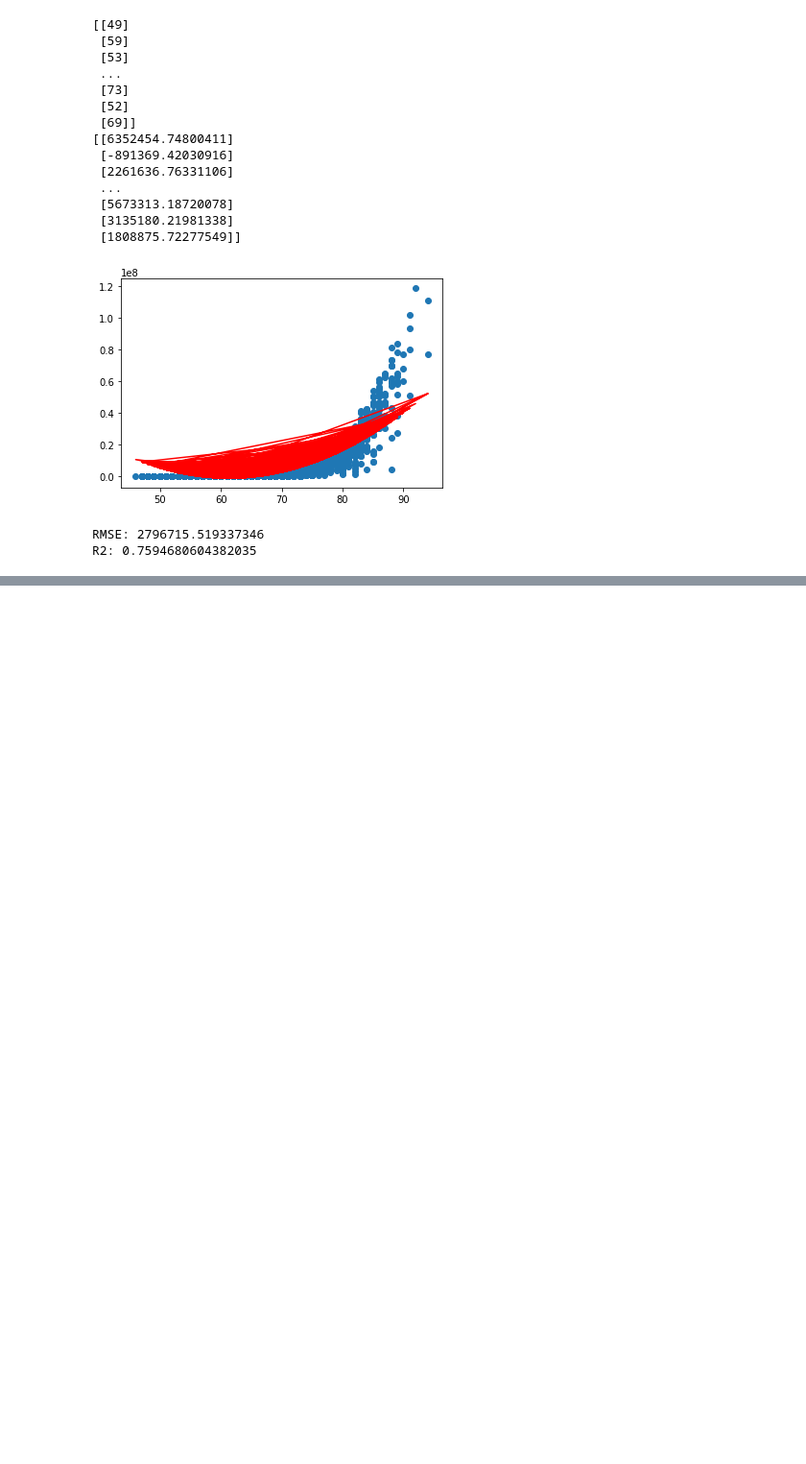
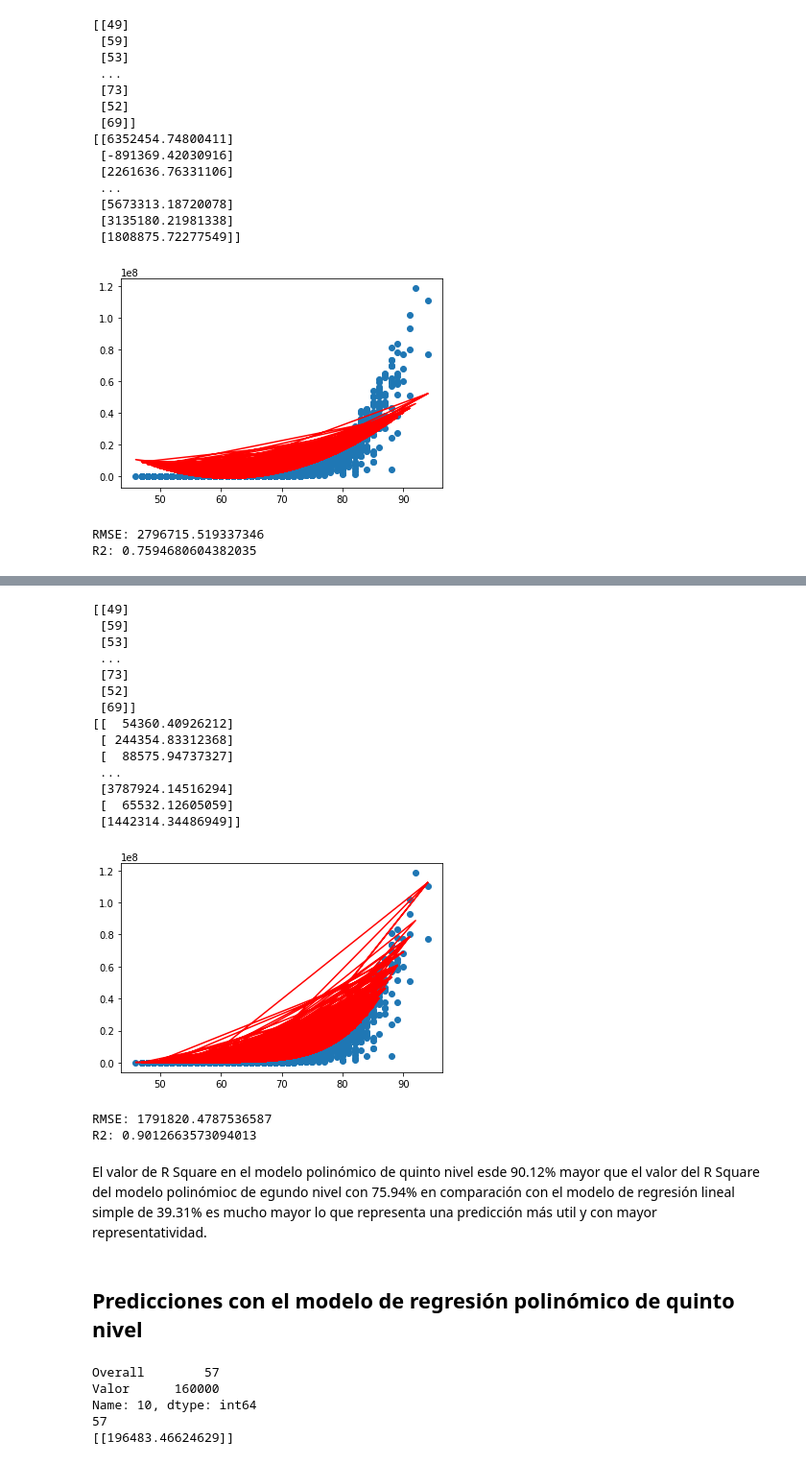
Before and after one commit to rpizarrog/Analisis-Inteligente-de-datos, a Jupyter notebook: bloc de notas/Caso_8_Comparar_regresión_lineal_simple_y_polinomica_con_datos_FIFA.ipynb, the cells around one changed output, grey strips where cells are left out. Shown: that part at 96% size. Saved outputs shown, nothing was run; the diff lists cells and outputs as text; code cells hidden in the pictures; blank space fills up the shorter version.

```diff
--- a/bloc de notas/Caso_8_Comparar_regresión_lineal_simple_y_polinomica_con_datos_FIFA.ipynb
+++ b/bloc de notas/Caso_8_Comparar_regresión_lineal_simple_y_polinomica_con_datos_FIFA.ipynb
@@ -159,8 +159,8 @@ validacion
 # %% [markdown]
 ### Diagrama de dispersión con datos de entrenamiento
 # %%
-x = entrenamiento['Overall'].values.reshape(-1, 1) # Variable independiente
-y = entrenamiento['Valor'].values.reshape(-1, 1) # Variable dependiente
+Overall = entrenamiento['Overall'].values.reshape(-1, 1) # Variable independiente
+Valor = entrenamiento['Valor'].values.reshape(-1, 1) # Variable dependiente
 plt.scatter(x,y)
 # %% [output]
 <matplotlib.collections.PathCollection at 0x...>
@@ -289,15 +290,15 @@ print(x_poly)
 Luego se crea el modelo de regresión polinomial de segundo nivel
 # %%
 modelo_pol2 = LinearRegression()
-modelo_pol2.fit(x_poly, y)
+modelo_pol2.fit(x_poly, Valor)
 
 y_pred = modelo_pol2.predict(x_poly)
-print(x)
+print(Overall)
 print(y_pred)
 
 
 plt.scatter(Overall, Valor)
-plt.plot(x, y_pred, color='r')
+plt.plot(Overall, y_pred, color='r')
 plt.show()
 
 rmse = np.sqrt(mean_squared_error(Valor,y_pred))
@@ -324,0 +372,7 @@ R2: 0.7594680604382035
+# %%
+polyn = PolynomialFeatures(degree=5)
+
+x_poly = polyn.fit_transform(Overall)
+
+print(Overall)
+print(x_poly)
@@ -324,0 +400,54 @@ R2: 0.7594680604382035
+# %%
+modelo_pol5 = LinearRegression()
+modelo_pol5.fit(x_poly, Valor)
+
+y_pred = modelo_pol5.predict(x_poly)
+print(Overall)
+print(y_pred)
+
+
+plt.scatter(Overall, Valor)
+plt.plot(Overall, y_pred, color='r')
+plt.show()
+
+rmse = np.sqrt(mean_squared_error(Valor,y_pred))
+r2 = r2_score(Valor,y_pred)
+print ('RMSE: ' + str(rmse))
+print ('R2: ' + str(r2))
+# %% [output]
+[[49]
+ [59]
+ [53]
+ ...
+ [73]
+ [52]
+ [69]]
+[[  54360.40926212]
+ [ 244354.83312368]
+ [  88575.94737327]
+ ...
+ [3787924.14516294]
+ [  65532.12605059]
+ [1442314.34486949]]
+[figure, added]
+RMSE: 1791820.4787536587
+R2: 0.9012663573094013
+# %% [markdown]
+El valor de R Square en el modelo polinómico de quinto nivel esde 90.12% mayor que el valor del R Square del modelo polinómioc de egundo nivel con 75.94% en comparación con el modelo de regresión lineal simple de 39.31% es mucho mayor lo que representa una predicción más util y con mayor representatividad.
+# %% [markdown]
+## Predicciones con el modelo de regresión polinómico de quinto nivel
+# %%
+registro = 10
+print(validacion.loc[registro])
+
+a_predecir = validacion.loc[registro,'Overall']
+
+print(a_predecir)
+pred5 = modelo_pol5.predict(polyn.fit_transform([[a_predecir]]))
+print(pred5)
+# %% [output]
+Overall        57
+Valor      160000
+Name: 10, dtype: int64
+57
+[[196483.46624629]]
```
Also changed, not shown: parts of 12 cells of this notebook.
